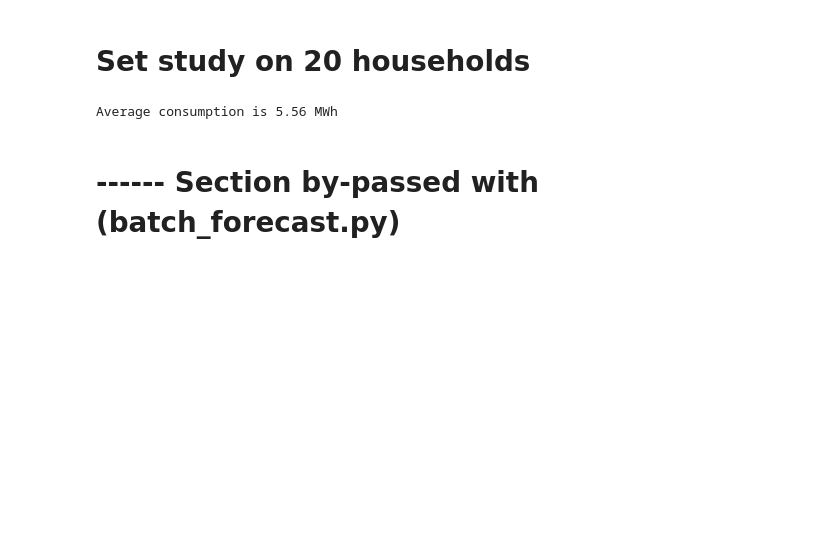
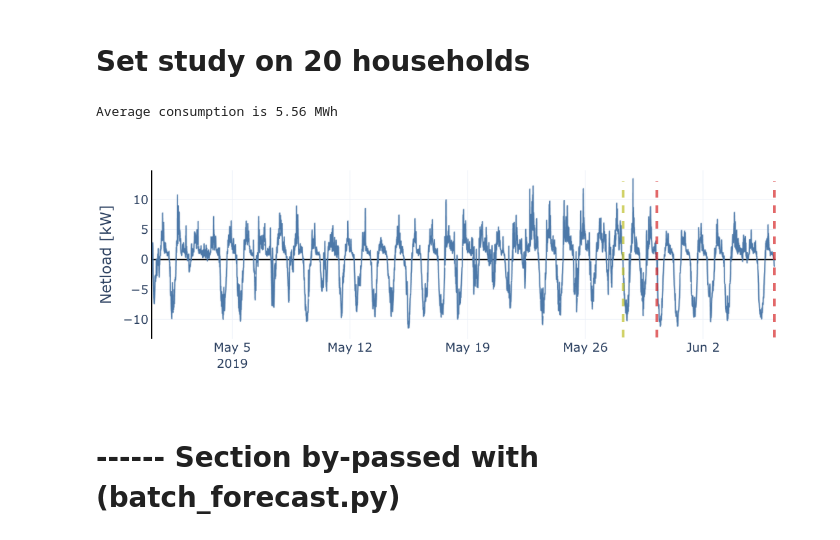
Before and after one commit to Jonathan56/supplementary_thesis, a Jupyter notebook: 4_chapter/MPC_2 quadratic.ipynb, the cells around one changed output. Drawn from its saved outputs; the diff is of its cells as text; code cells hidden in the pictures; blank space fills up the shorter version.

```diff
--- a/4_chapter/MPC_2 quadratic.ipynb
+++ b/4_chapter/MPC_2 quadratic.ipynb
@@ -108,35 +110,37 @@ fig.add_shape(
  x0=start, x1=start, y0=-13, y1=13,
  line={'dash': 'dash', 'width': 4,
        'color': 'rgba(214, 39, 40, 0.7)'})
 
 # Red dashed line
 fig.add_shape(
  type='line',
  x0=start+full_horizon-deltat,
  x1=start+full_horizon-deltat, y0=-13, y1=13,
  line={'dash': 'dash', 'width': 4,
        'color': 'rgba(214, 39, 40, 0.7)'})
 
 # Red dashed line
 fig.add_shape(
  type='line',
  x0=start_calibrate,
  x1=start_calibrate, y0=-13, y1=13,
  line={'dash': 'dash', 'width': 4,
        'color': 'rgba(188, 189, 34, 0.7)'})
 
 fig.update_layout(
     layout,
     height=400,
     width=1100,
     showlegend=False,
     xaxis_title="",
     yaxis_title="Netload [kW]",
     yaxis_showline=True, yaxis_linewidth=2, yaxis_linecolor='black',
     xaxis_showline=False, xaxis_linewidth=2, xaxis_linecolor='black',
     xaxis_tickangle=0)
-fig.show()
-fig.write_image(f"results/mpc_inputs.svg")
+fig.show(renderer="png")
+#fig.write_image(f"results/mpc_inputs.svg")
+# %% [output]
+[figure, added]
 # %% [markdown]
 # ------ Section by-passed with (batch_forecast.py)
 # %%
```
Also changed, not shown: parts of 4 cells of this notebook, 4 other files.
